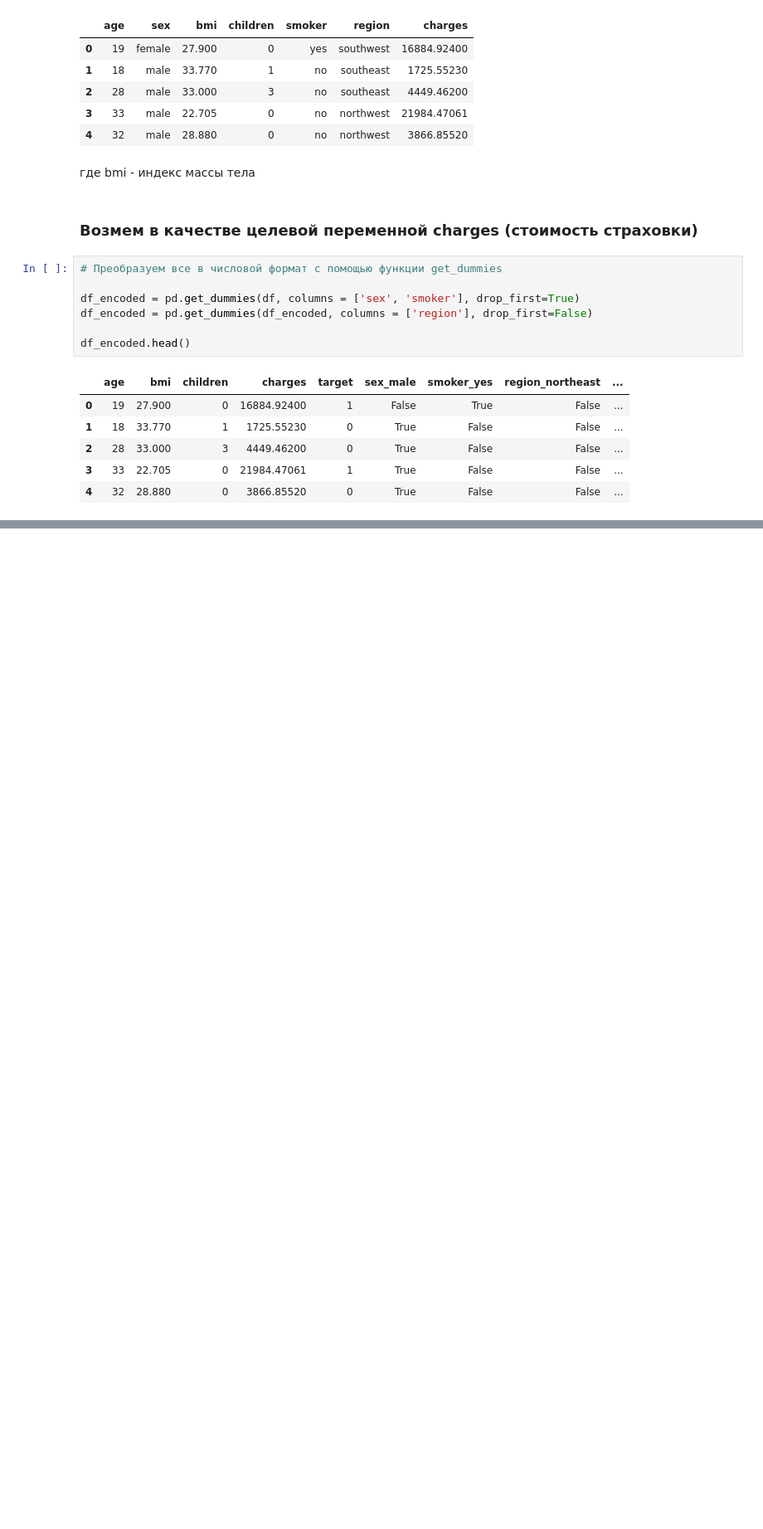
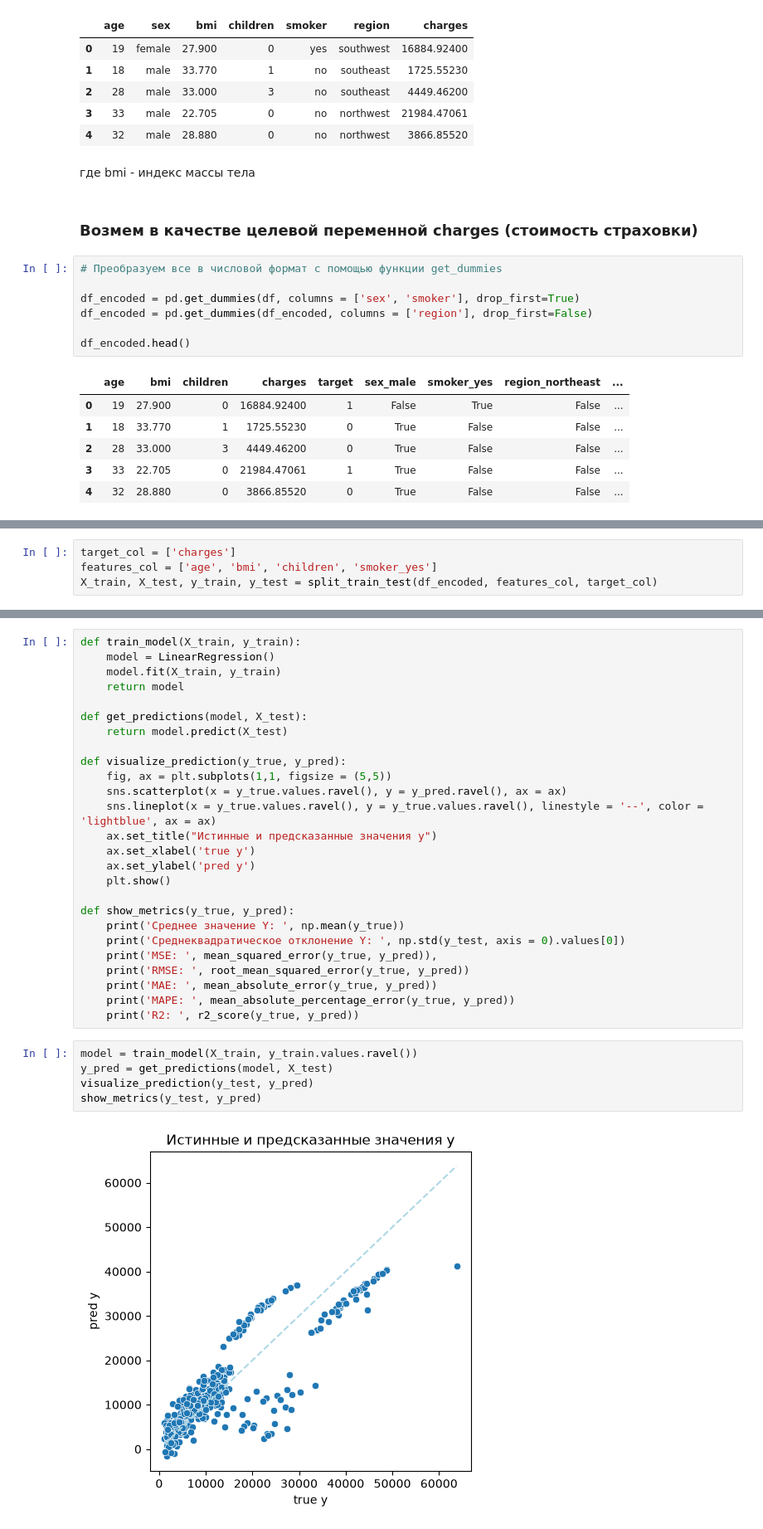
Before and after one commit to ceteravincis/dz_regressii_lin, a Jupyter notebook: dz_regressiya_0.ipynb, the cells around one changed output, grey strips where cells are left out. Shown at 83% size. Drawn from its saved outputs; the diff is of its cells as text; blank space fills up the shorter version.

```diff
--- a/dz_regressiya_0.ipynb
+++ b/dz_regressiya_0.ipynb
@@ -43,0 +94,4 @@ df_encoded.head()
+# %%
+target_col = ['charges']
+features_col = ['age', 'bmi', 'children', 'smoker_yes']
+X_train, X_test, y_train, y_test = split_train_test(df_encoded, features_col, target_col)
@@ -43,0 +100,33 @@ df_encoded.head()
+# %%
+def train_model(X_train, y_train):
+    model = LinearRegression()
+    model.fit(X_train, y_train)
+    return model
+
+def get_predictions(model, X_test):
+    return model.predict(X_test)
+
+def visualize_prediction(y_true, y_pred):
+    fig, ax = plt.subplots(1,1, figsize = (5,5))
+    sns.scatterplot(x = y_true.values.ravel(), y = y_pred.ravel(), ax = ax)
+    sns.lineplot(x = y_true.values.ravel(), y = y_true.values.ravel(), linestyle = '--', color = 'lightblue', ax = ax)
+    ax.set_title("Истинные и предсказанные значения y")
+    ax.set_xlabel('true y')
+    ax.set_ylabel('pred y')
+    plt.show()
+
+def show_metrics(y_true, y_pred):
+    print('Среднее значение Y: ', np.mean(y_true))
+    print('Среднеквадратическое отклонение Y: ', np.std(y_test, axis = 0).values[0])
+    print('MSE: ', mean_squared_error(y_true, y_pred)),
+    print('RMSE: ', root_mean_squared_error(y_true, y_pred))
+    print('MAE: ', mean_absolute_error(y_true, y_pred))
+    print('MAPE: ', mean_absolute_percentage_error(y_true, y_pred))
+    print('R2: ', r2_score(y_true, y_pred))
+# %%
+model = train_model(X_train, y_train.values.ravel())
+y_pred = get_predictions(model, X_test)
+visualize_prediction(y_test, y_pred)
+show_metrics(y_test, y_pred)
+# %% [output]
+[figure, added]
```
Also changed, not shown: parts of 11 cells of this notebook.
